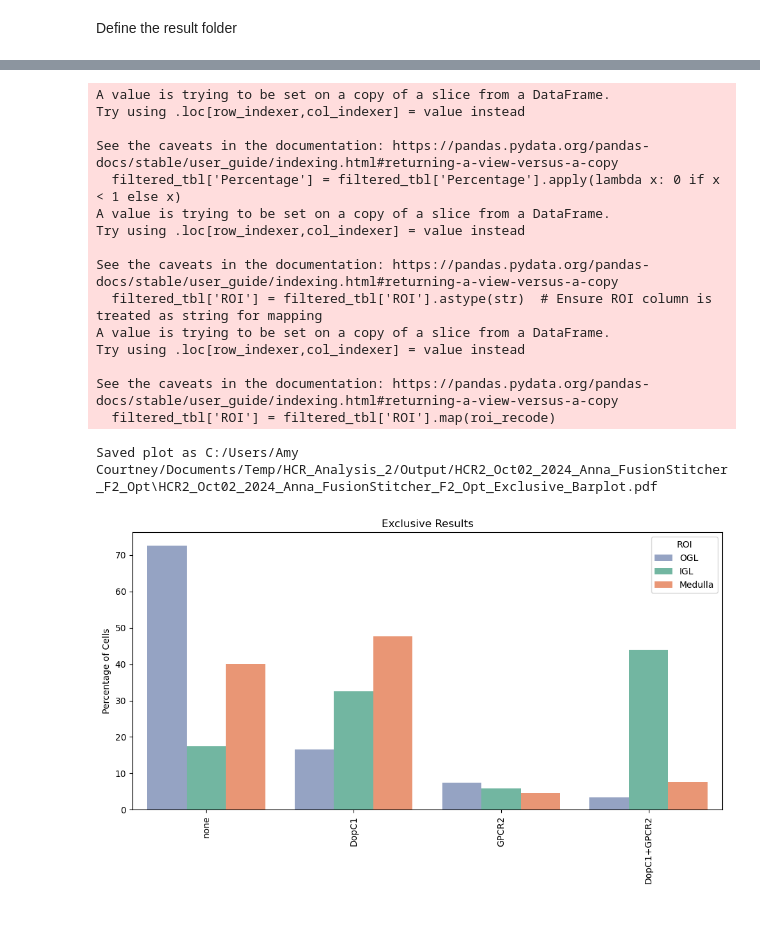
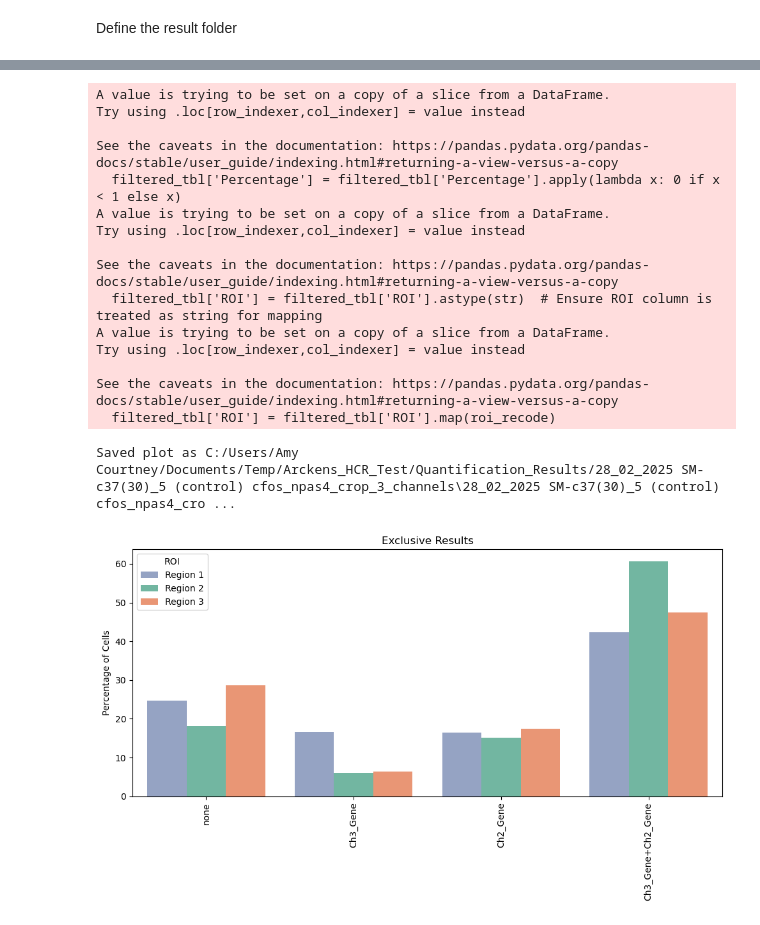
Before and after one commit to jboulanger/fish-octopus, a Jupyter notebook: 4_Visualization.ipynb, the cells around one changed output, grey strips where cells are left out. Cells and saved outputs as stored; diff of their text form; code cells hidden in the pictures.

```diff
--- a/4_Visualization.ipynb
+++ b/4_Visualization.ipynb
@@ -317,3 +311,6 @@ Load the image
+# %%
+Image_Name = '28_02_2025 SM-c37(30)_5 (control) cfos_npas4_crop_3channels-regions'
+save_folder = 'C:/Users/Amy Courtney/Documents/Temp/Arckens_HCR_Test/Quantification_Results/28_02_2025 SM-c37(30)_5 (control) cfos_npas4_crop_3_channels'
 # %%
 from imaris_ims_file_reader.ims import ims
 
@@ -358,8 +351,8 @@ Visualize the map of intensity to select threshold
 # %%
 # default thresholds
-thresholds = {c: df[c].median() + 0.5 * madstd(df[c]) for c in channels}
+#thresholds = {c: df[c].median() + 0.5 * madstd(df[c]) for c in channels}
 # custom threshold
-thresholds = {"GPCR1": 0.3, "GPCR2": 0.6, "DopC1": 1}
+thresholds = {"Ch3_Gene": 0.15, "Ch2_Gene": 0.01}
 
 
 fig, ax = plt.subplots(1, len(channels))
@@ -578,10 +514,3 @@ for r in sorted(codes_in['roi'].unique()):
 codemaps, features = create_class_image(labels, codes_ex, decoder_ex)
 codes_ex=codes_ex.merge(df[['label','roi']])
 #display(codes_ex)
-# %%
-#Exclusive - run to exclude a channel
-channels_to_keep=['DopC1','GPCR2']
-codes_ex, decoder_ex=encode_channels_exclusive(df, channels_to_keep, thresholds)
-codemaps, features = create_class_image(labels, codes_ex, decoder_ex)
-codes_ex=codes_ex.merge(df[['label','roi']])
-#display(codes_ex)
@@ -2221,7 +780,7 @@ filtered_tbl = tbl_long[tbl_long['ROI'] != 0]
 filtered_tbl['Percentage'] = filtered_tbl['Percentage'].apply(lambda x: 0 if x < 1 else x)
 
 
-roi_recode = {"1.0": "OGL", "2.0": "IGL", "3.0": "Medulla"}
+roi_recode = {"1.0": "Region 1", "2.0": "Region 2", "3.0": "Region 3"}
 filtered_tbl['ROI'] = filtered_tbl['ROI'].astype(str)  # Ensure ROI column is treated as string for mapping
 filtered_tbl['ROI'] = filtered_tbl['ROI'].map(roi_recode)
 filtered_tbl = filtered_tbl.rename(columns={'category': 'Category'})
@@ -2229,7 +788,7 @@ filtered_tbl = filtered_tbl.rename(columns={'category': 'Category'})
 # Plotting the grouped bar plot (side-by-side)
 plt.figure(figsize=(10, 6))
 sns.barplot(x='Category', y='Percentage', hue='ROI', data=filtered_tbl,
-            palette={'OGL': '#8da0cb', 'IGL': '#66c2a5', 'Medulla': '#fc8d62'},
+            palette={'Region 1': '#8da0cb', 'Region 2': '#66c2a5', 'Region 3': '#fc8d62'},
             order=category_order)  # Specify colors
 
 plt.title('Exclusive Results')
@@ -2244,33 +803,33 @@ os.makedirs(save_folder, exist_ok=True)
 # Extract base name of the imported file
 file_path = os.path.join(save_folder, f"{Image_Name}_tbl_in.csv")
 
 # Show the plot and save as PDF and TIFF
 plot_filename_pdf = os.path.join(save_folder, f"{Image_Name}_Exclusive_Barplot.pdf")
 plot_filename_tiff = os.path.join(save_folder, f"{Image_Name}_Exclusive_Barplot.tiff")
 plt.savefig(plot_filename_pdf, format='pdf', bbox_inches='tight')
 # Uncomment the next line if you want to save as TIFF
-# plt.savefig(plot_filename_tiff, format='tiff', bbox_inches='tight')
+plt.savefig(plot_filename_tiff, format='tiff', bbox_inches='tight')
 
 print(f"Saved plot as {plot_filename_pdf}")
 # print(f"Saved plot as {plot_filename_tiff}")
 
 plt.tight_layout()
 plt.show()
 # %% [output]
 A value is trying to be set on a copy of a slice from a DataFrame.
 Try using .loc[row_indexer,col_indexer] = value instead
 
 See the caveats in the documentation: https://pandas.pydata.org/pandas-docs/stable/user_guide/indexing.html#returning-a-view-versus-a-copy
   filtered_tbl['Percentage'] = filtered_tbl['Percentage'].apply(lambda x: 0 if x < 1 else x)
 A value is trying to be set on a copy of a slice from a DataFrame.
 Try using .loc[row_indexer,col_indexer] = value instead
 
 See the caveats in the documentation: https://pandas.pydata.org/pandas-docs/stable/user_guide/indexing.html#returning-a-view-versus-a-copy
   filtered_tbl['ROI'] = filtered_tbl['ROI'].astype(str)  # Ensure ROI column is treated as string for mapping
 A value is trying to be set on a copy of a slice from a DataFrame.
 Try using .loc[row_indexer,col_indexer] = value instead
 
 See the caveats in the documentation: https://pandas.pydata.org/pandas-docs/stable/user_guide/indexing.html#returning-a-view-versus-a-copy
   filtered_tbl['ROI'] = filtered_tbl['ROI'].map(roi_recode)
-Saved plot as C:/Users/Amy Courtney/Documents/Temp/HCR_Analysis_2/Output/HCR2_Oct02_2024_Anna_FusionStitcher_F2_Opt\HCR2_Oct02_2024_Anna_FusionStitcher_F2_Opt_Exclusive_Barplot.pdf
+Saved plot as C:/Users/Amy Courtney/Documents/Temp/Arckens_HCR_Test/Quantification_Results/28_02_2025 SM-c37(30)_5 (control) cfos_npas4_crop_3_channels\28_02_2025 SM-c37(30)_5 (control) cfos_npas4_cro ...
-[figure, old version]
+[figure, new version]
```
Also changed, not shown: parts of 56 cells of this notebook, 3 other files.
